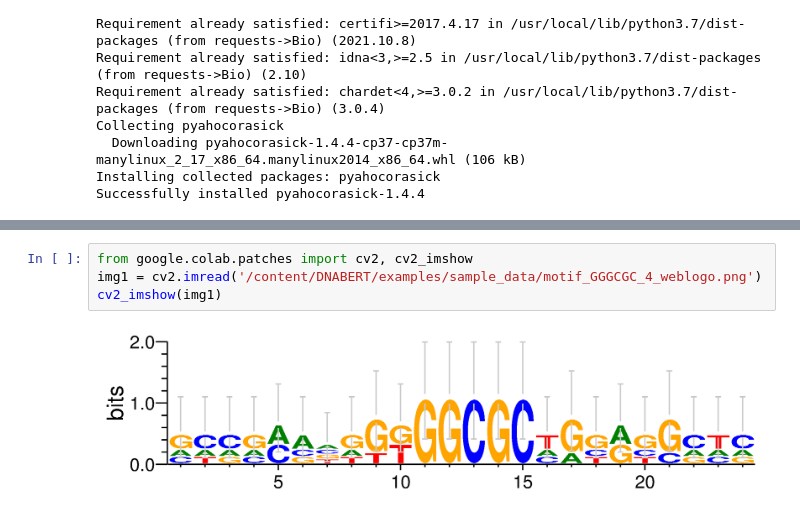
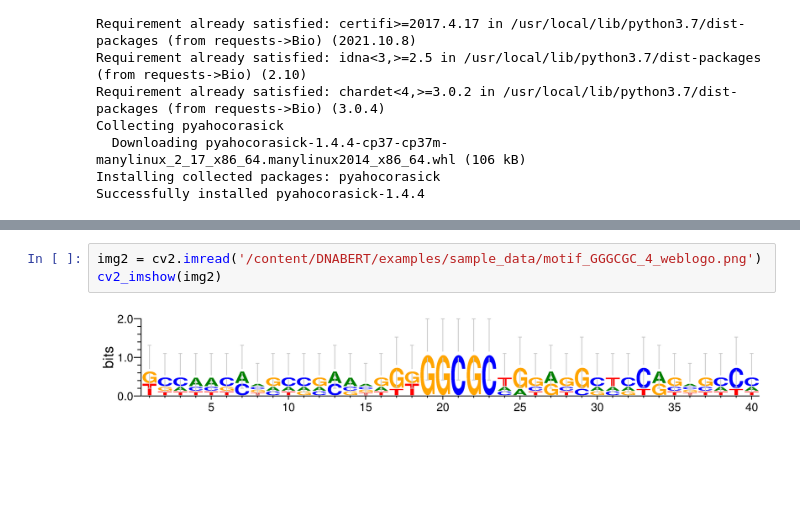
Before and after one commit to jmbaek/BERT-ML_compare, a Jupyter notebook: DNABERT_run.ipynb, the cells around one changed output, grey strips where cells are left out. Cells and saved outputs as stored; diff of their text form; blank space fills up the shorter version.

```diff
--- a/DNABERT_run.ipynb
+++ b/DNABERT_run.ipynb
@@ -233,6 +236,5 @@ cv2_imshow(img1)
 # %%
-from google.colab.patches import cv2, cv2_imshow
-img1 = cv2.imread('/content/DNABERT/examples/sample_data/motif_GGGCGC_4_weblogo.png')
-cv2_imshow(img1)
+img2 = cv2.imread('/content/DNABERT/examples/sample_data/motif_GGGCGC_4_weblogo.png')
+cv2_imshow(img2)
 # %% [output]
-[figure, old version]
+[figure, new version]
```
Also changed, not shown: parts of 2 cells of this notebook.
